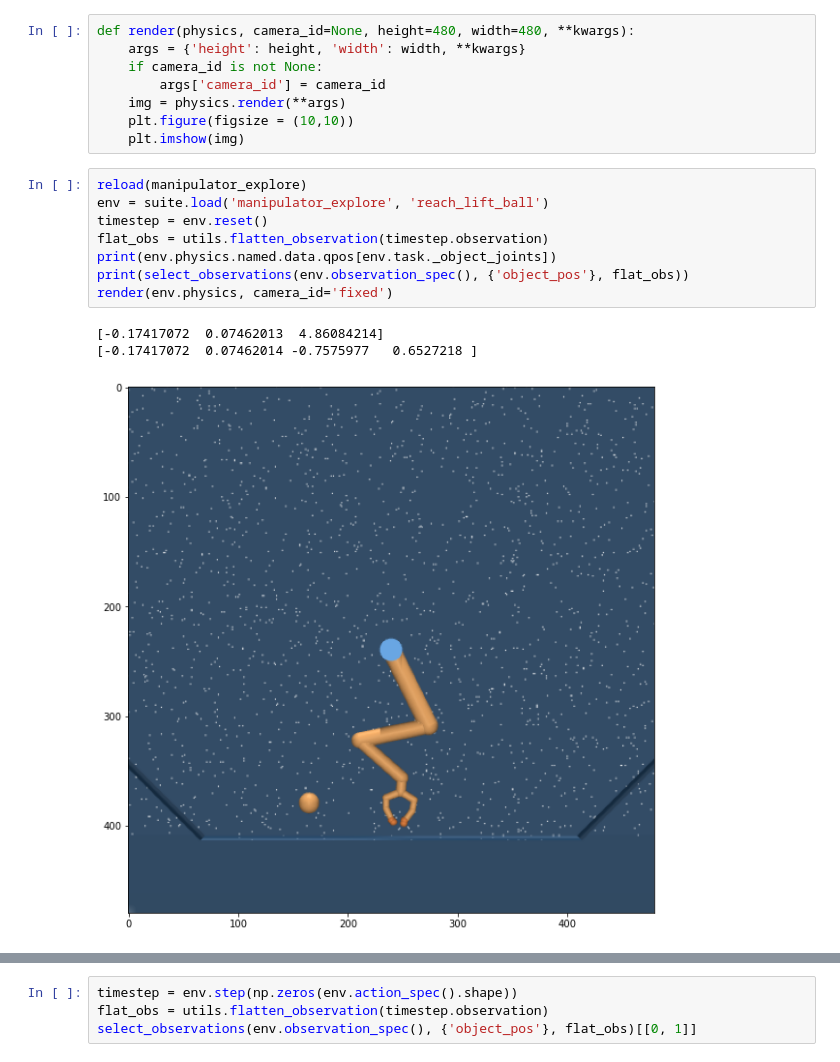
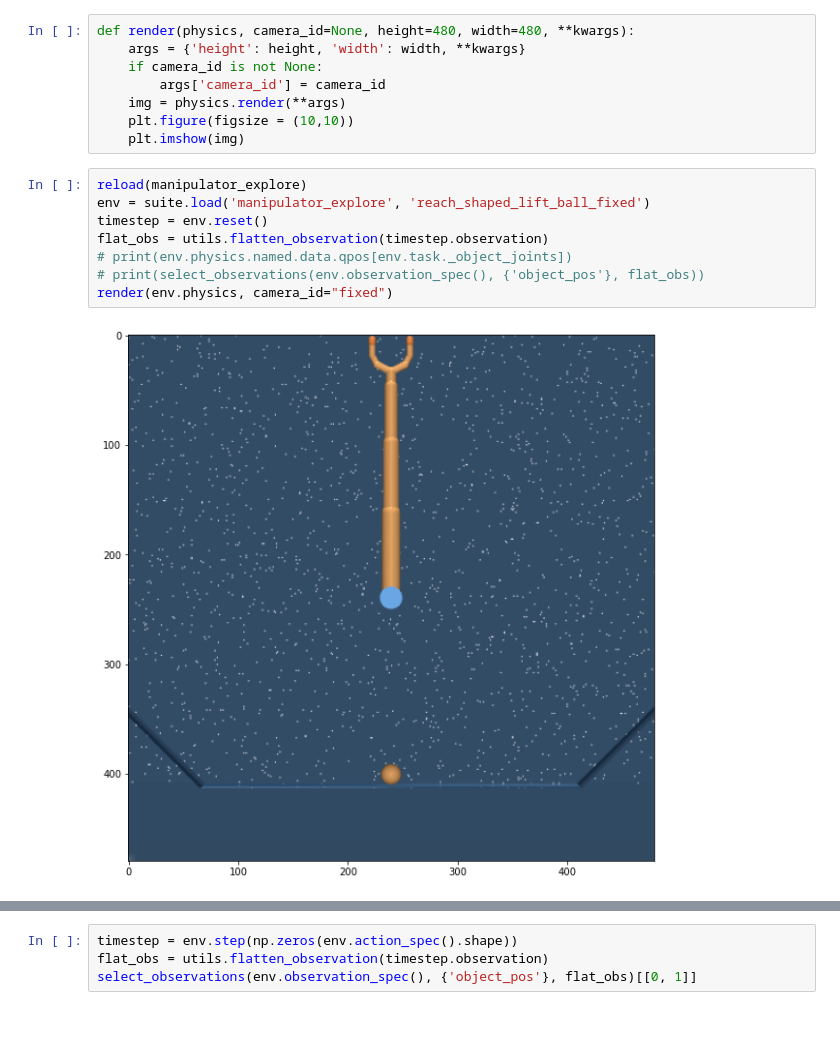
Before and after one commit to willwhitney/exploration-reimplementation, a Jupyter notebook: env dev.ipynb, the cells around one changed output, grey strips where cells are left out. Cells and saved outputs as stored; diff of their text form; blank space fills up the shorter version.

```diff
--- a/env dev.ipynb
+++ b/env dev.ipynb
@@ -28,13 +28,11 @@ def render(physics, camera_id=None, height=480, width=480, **kwargs):
     plt.imshow(img)
 # %%
 reload(manipulator_explore)
-env = suite.load('manipulator_explore', 'reach_lift_ball')
+env = suite.load('manipulator_explore', 'reach_shaped_lift_ball_fixed')
 timestep = env.reset()
 flat_obs = utils.flatten_observation(timestep.observation)
-print(env.physics.named.data.qpos[env.task._object_joints])
-print(select_observations(env.observation_spec(), {'object_pos'}, flat_obs))
-render(env.physics, camera_id='fixed')
+# print(env.physics.named.data.qpos[env.task._object_joints])
+# print(select_observations(env.observation_spec(), {'object_pos'}, flat_obs))
+render(env.physics, camera_id="fixed")
 # %% [output]
-[-0.17417072  0.07462013  4.86084214]
-[-0.17417072  0.07462014 -0.7575977   0.6527218 ]
-[figure, old version]
+[figure, new version]
```
Also changed, not shown: parts of 8 cells of this notebook, 14 other files.
